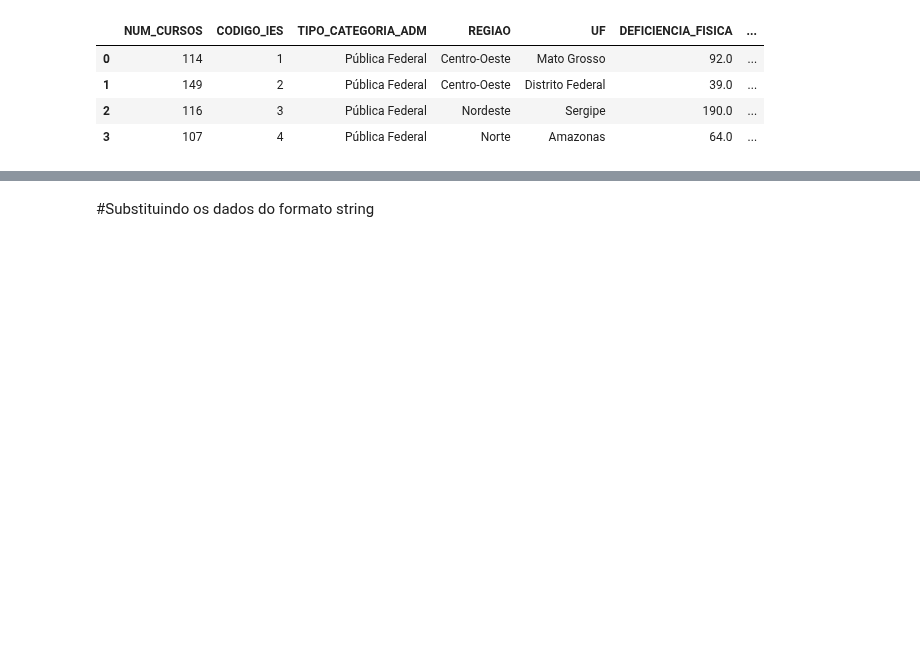
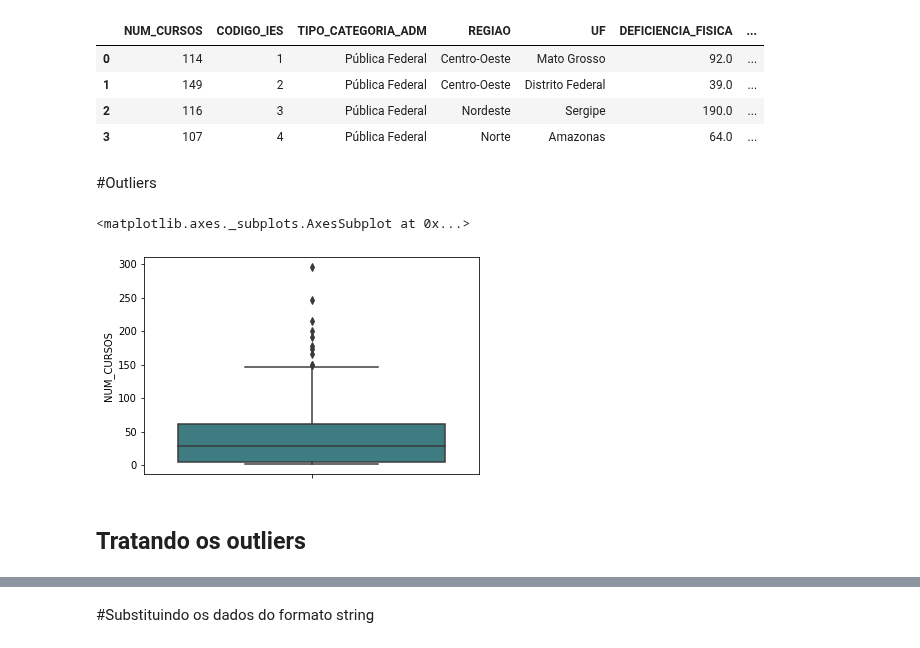
Before and after one commit to roxacarv/edulearn, a Jupyter notebook: Edulearn_clustering.ipynb, the cells around one changed output, grey strips where cells are left out. Saved outputs shown, nothing was run; the diff lists cells and outputs as text; code cells hidden in the pictures; blank space fills up the shorter version.

Commit message:
Tratando outliers e normalizando colunas

```diff
--- a/Edulearn_clustering.ipynb
+++ b/Edulearn_clustering.ipynb
@@ -51,3 +49,13 @@ df.head(4)
 # %%
 #Selecionando apenas as IES públicas
 df = df.loc[df['TIPO_CATEGORIA_ADM'].isin(['Pública Federal','Pública Estadual','Pública Municipal'])]
+# %% [markdown]
+#Outliers
+# %%
+#Visualizando os outliers
+sns.boxplot(y="NUM_CURSOS", palette="crest_r", data=df)
+# %% [output]
+<matplotlib.axes._subplots.AxesSubplot at 0x...>
+[figure, added]
+# %% [markdown]
+## Tratando os outliers
```
Also changed, not shown: parts of 13 cells of this notebook.
